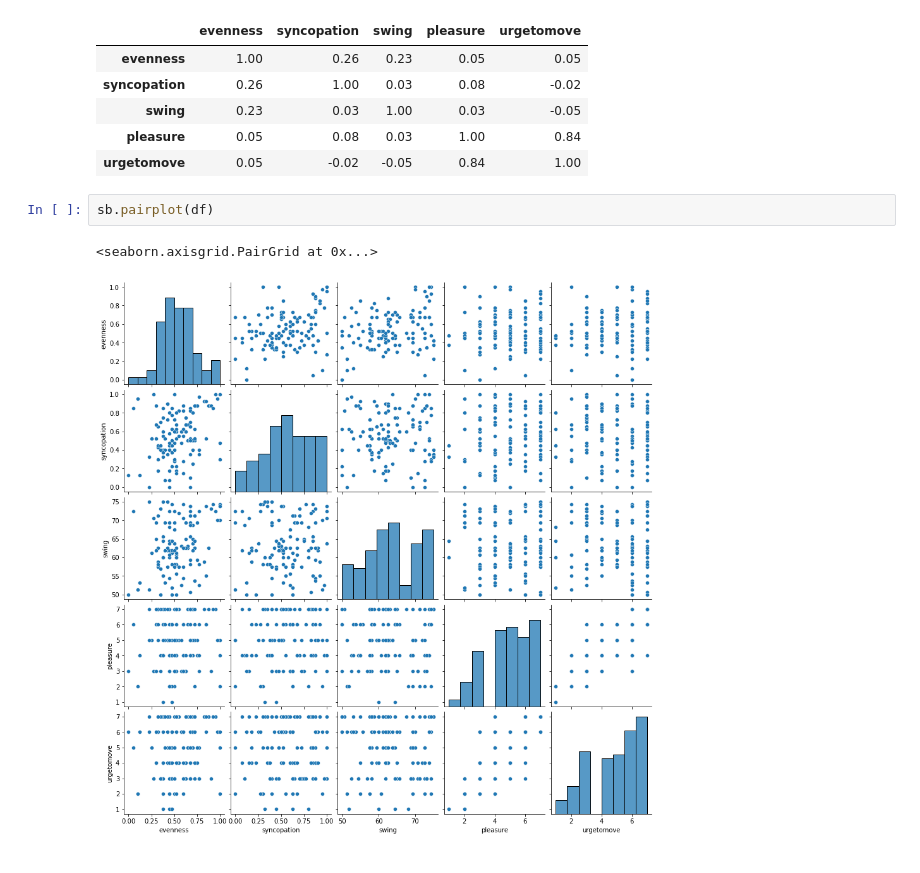
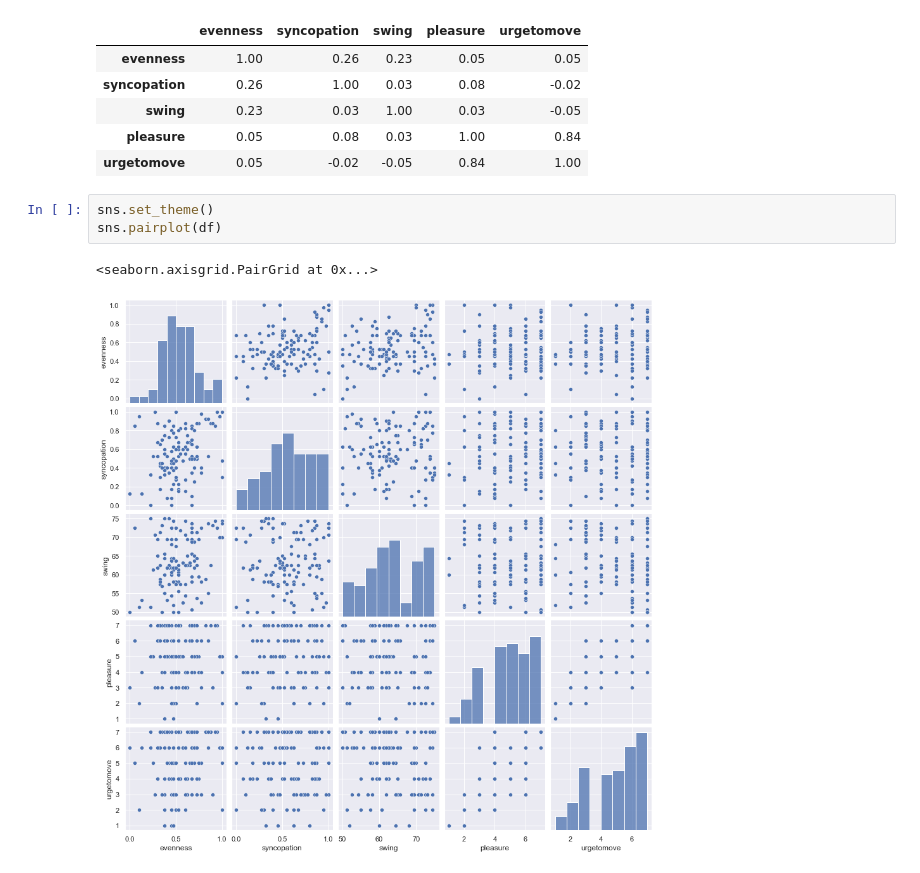
Before and after one commit to pamonroy/groove-smpc, a Jupyter notebook: grovesmpc_analisys.ipynb, the cells around one changed output. Drawn from its saved outputs; the diff is of its cells as text.

```diff
--- a/grovesmpc_analisys.ipynb
+++ b/grovesmpc_analisys.ipynb
@@ -96,9 +103,10 @@ corr.style.background_gradient(cmap='coolwarm').format(precision=2)
 | pleasure | 0.05 | 0.08 | 0.03 | 1.00 | 0.84 |
 | urgetomove | 0.05 | -0.02 | -0.05 | 0.84 | 1.00 |
 # %%
-sb.pairplot(df)
+sns.set_theme()
+sns.pairplot(df)
 # %% [output]
 <seaborn.axisgrid.PairGrid at 0x...>
-[figure, old version]
+[figure, new version]
 # %%
 dfu=df.drop(columns=["pleasure"])
```
Also changed, not shown: parts of 14 cells of this notebook.
